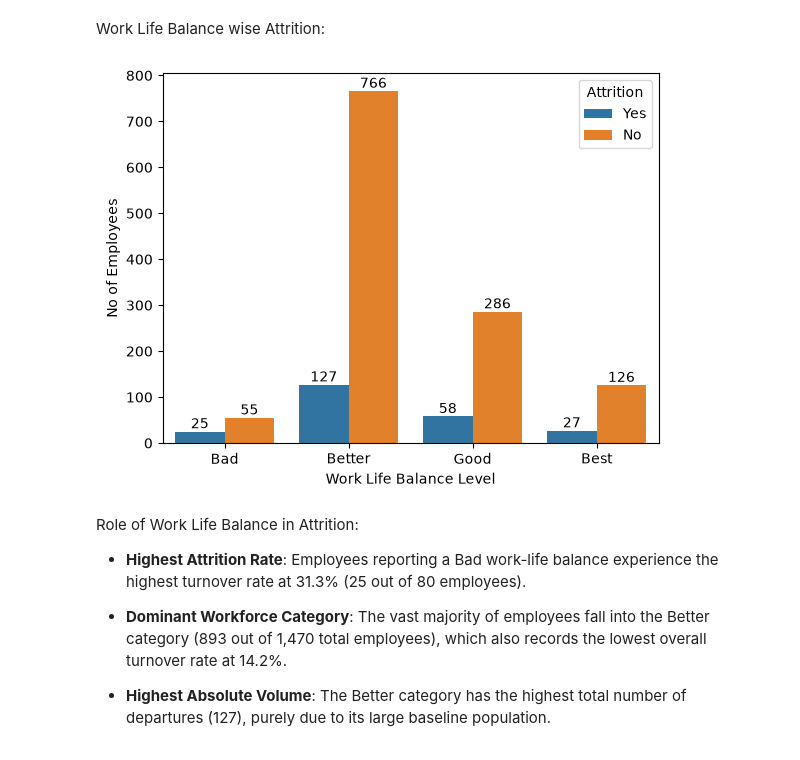
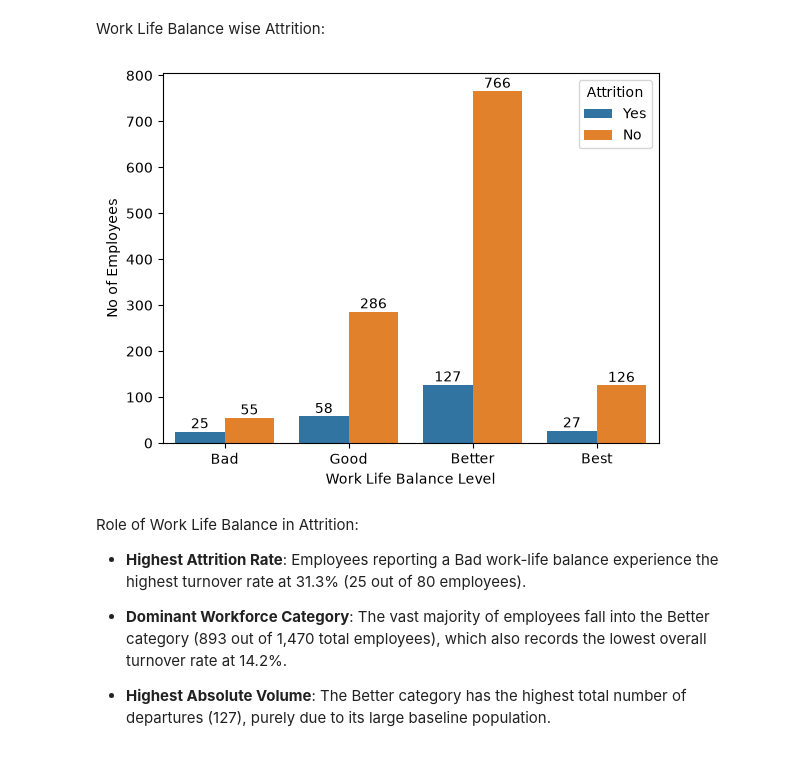
Before and after one commit to praveenkumar231205/ibm-hr-analytics-python, a Jupyter notebook: 01_eda_and_insights.ipynb, the cells around one changed output. Saved outputs shown, nothing was run; the diff lists cells and outputs as text; code cells hidden in the pictures.

Commit message:
Arranged x axis of all as per the order

```diff
--- a/01_eda_and_insights.ipynb
+++ b/01_eda_and_insights.ipynb
@@ -380,14 +380,14 @@ Over Time Duty wise Attrition:
 Work Life Balance wise Attrition:
 # %%
 
-graph = sns.countplot(data = df, x="WorkLifeBalance_label", hue="Attrition")
+graph = sns.countplot(data = df, x="WorkLifeBalance_label", hue="Attrition", order=bal_order)
 graph.bar_label(graph.containers[0])
 graph.bar_label(graph.containers[1])
 plt.xlabel("Work Life Balance Level")
 plt.ylabel("No of Employees")
 plt.show()
 # %% [output]
-[figure, old version]
+[figure, new version]
 # %% [markdown]
 Role of Work Life Balance in Attrition:
 * **Highest Attrition Rate**: Employees reporting a Bad work-life balance experience the highest turnover rate at 31.3% (25 out of 80 employees).
```
Also changed, not shown: parts of 3 cells of this notebook.
